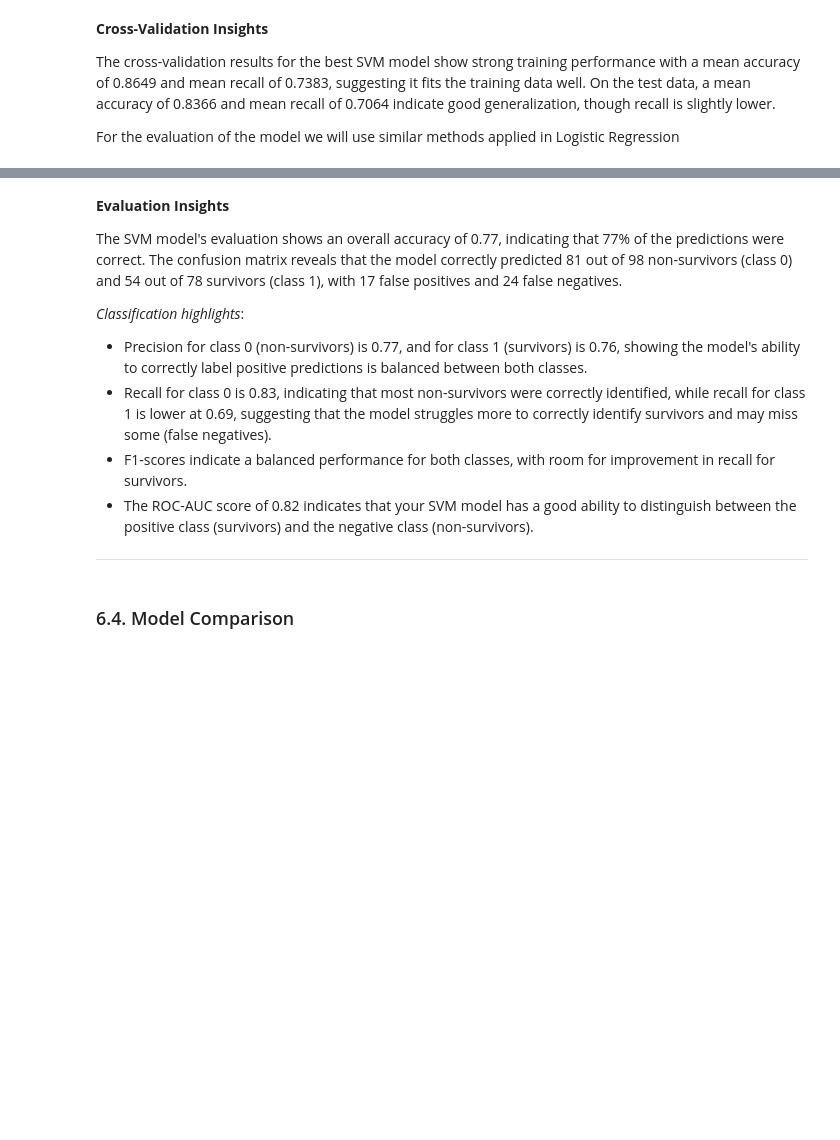
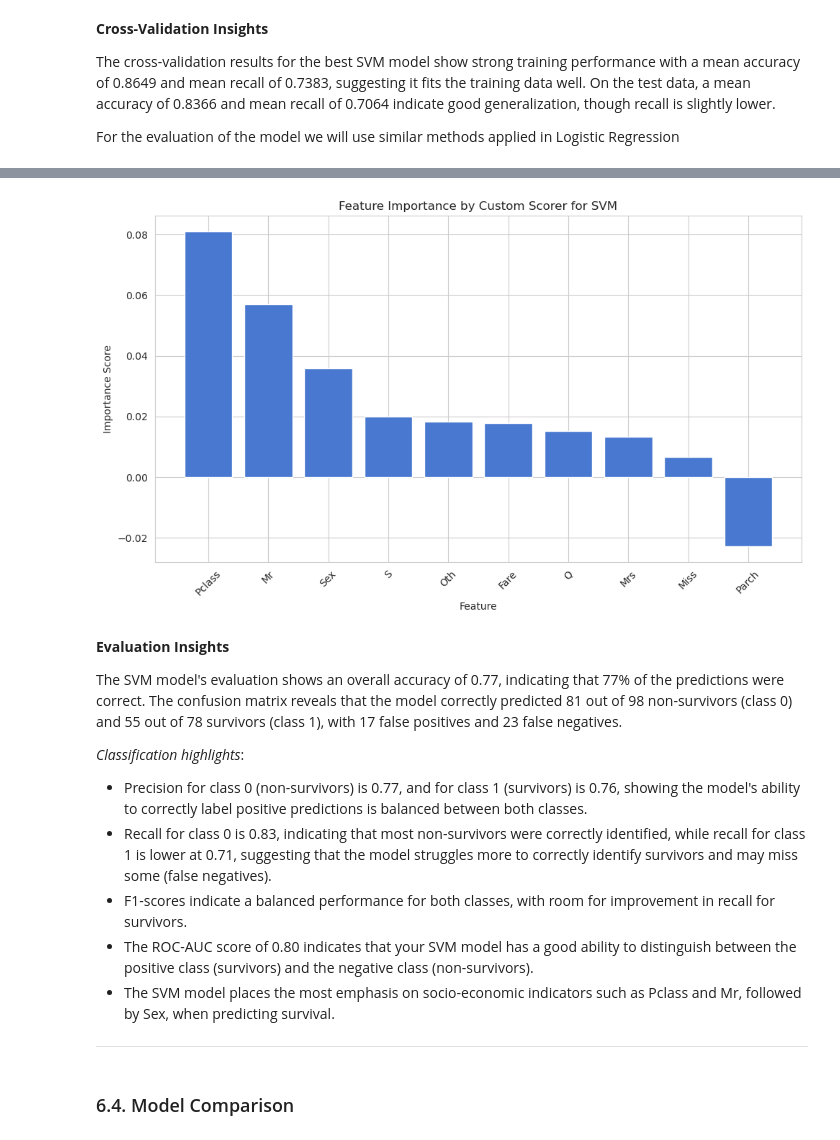
Before and after one commit to bytemania/ml_tud, a Jupyter notebook: Week06_AntonioSilva_D23129331.ipynb, the cells around one changed output, grey strips where cells are left out. Drawn from its saved outputs; the diff is of its cells as text; code cells hidden in the pictures; blank space fills up the shorter version.

```diff
--- a/Week06_AntonioSilva_D23129331.ipynb
+++ b/Week06_AntonioSilva_D23129331.ipynb
@@ -1055,0 +1101,15 @@ ROC-AUC Score: 0.82
+# %%
+# Calculate permutation importance
+perm_importance = permutation_importance(best_svm_model, X_test, y_test, scoring=cv_scoring)
+
+# Create a DataFrame for permutation importance
+perm_importance_df = pd.DataFrame({
+    'Feature': X.columns,
+    'Importance Scorer': perm_importance['scorer'].importances_mean,
+    'Importance Accuracy': perm_importance['accuracy'].importances_mean,
+    'Importance Recall': perm_importance['recall'].importances_mean})
+perm_importance_df = perm_importance_df.sort_values(by='Importance Scorer', ascending=False)
+
+# Display the top features
+print("Top features for Logistic Regression by Our Scorer:")
+print(perm_importance_df)
@@ -1056,14 +1129,31 @@ ROC-AUC Score: 0.82
+# %%
+# Plot with only the Importance Scorer
+plt.figure(figsize=(10, 6))
+plt.bar(perm_importance_df['Feature'], perm_importance_df['Importance Scorer'], label='Scorer')
+
+# Add labels and title
+plt.xlabel('Feature')
+plt.ylabel('Importance Score')
+plt.title('Feature Importance by Custom Scorer for SVM')
+plt.xticks(rotation=45)
+plt.tight_layout()
+
+# Show the plot
+plt.show()
+# %% [output]
+[figure, added]
 # %% [markdown]
 **Evaluation Insights**
 
-The SVM model's evaluation shows an overall accuracy of 0.77, indicating that 77% of the predictions were correct. The confusion matrix reveals that the model correctly predicted 81 out of 98 non-survivors (class 0) and 54 out of 78 survivors (class 1), with 17 false positives and 24 false negatives.
+The SVM model's evaluation shows an overall accuracy of 0.77, indicating that 77% of the predictions were correct. The confusion matrix reveals that the model correctly predicted 81 out of 98 non-survivors (class 0) and 55 out of 78 survivors (class 1), with 17 false positives and 23 false negatives.
 
 *Classification highlights*:
 
 - Precision for class 0 (non-survivors) is 0.77, and for class 1 (survivors) is 0.76, showing the model's ability to correctly label positive predictions is balanced between both classes.
-- Recall for class 0 is 0.83, indicating that most non-survivors were correctly identified, while recall for class 1 is lower at 0.69, suggesting that the model struggles more to correctly identify survivors and may miss some (false negatives).
+- Recall for class 0 is 0.83, indicating that most non-survivors were correctly identified, while recall for class 1 is lower at 0.71, suggesting that the model struggles more to correctly identify survivors and may miss some (false negatives).
 - F1-scores indicate a balanced performance for both classes, with room for improvement in recall for survivors.
-- The ROC-AUC score of 0.82 indicates that your SVM model has a good ability to distinguish between the positive class (survivors) and the negative class (non-survivors).
+- The ROC-AUC score of 0.80 indicates that your SVM model has a good ability to distinguish between the positive class (survivors) and the negative class (non-survivors).
+- The SVM model places the most emphasis on socio-economic indicators such as Pclass and Mr, followed by Sex, when predicting survival.
 
 ------------------
 # %% [markdown]
```
Also changed, not shown: parts of 36 cells of this notebook.
